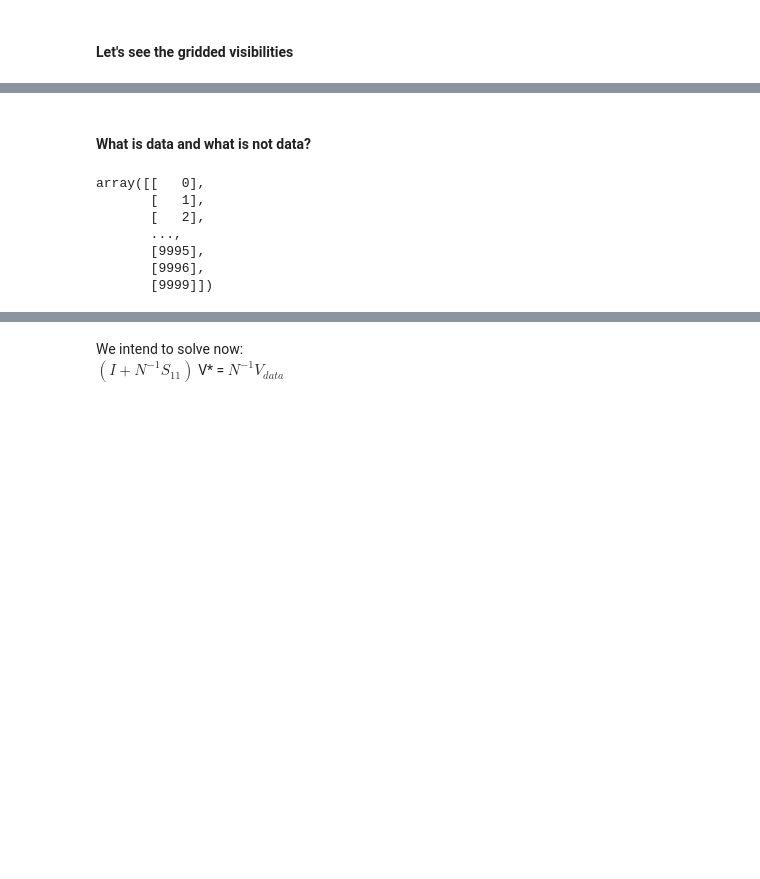
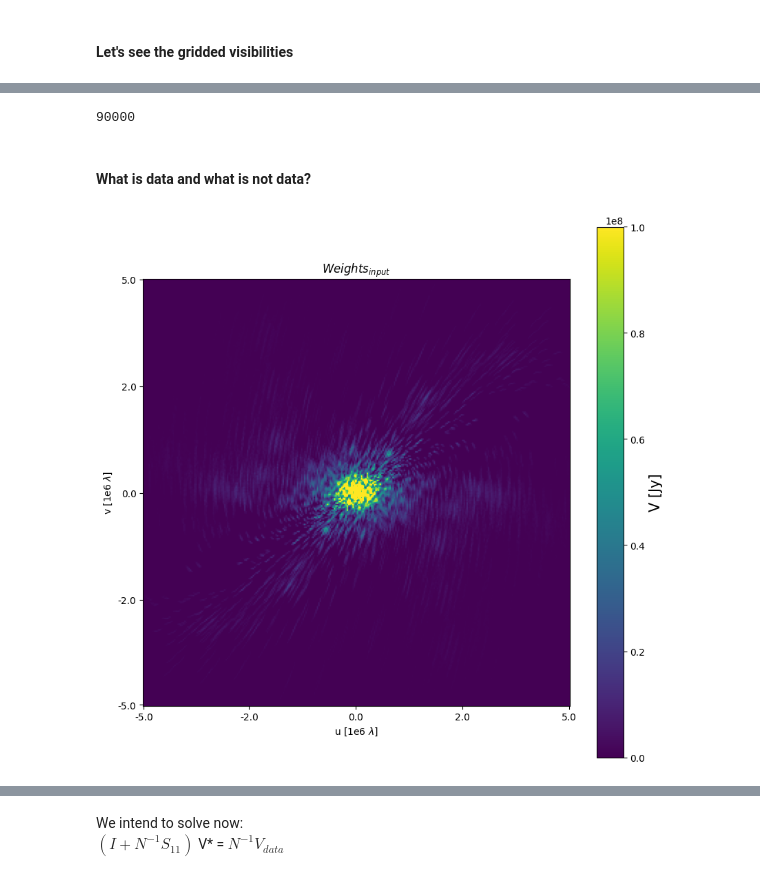
Before and after one commit to mariajmellado/frank2d, a Jupyter notebook: Notebooks/27_February_Optimization.ipynb, the cells around one changed output, grey strips where cells are left out. Cells and saved outputs as stored; diff of their text form; code cells hidden in the pictures; blank space fills up the shorter version.

```diff
--- a/Notebooks/27_February_Optimization.ipynb
+++ b/Notebooks/27_February_Optimization.ipynb
@@ -563,3 +492,7 @@ frank2d.preprocess_vis(u, v, Vis, Weights, hermitian= True)
 Setting gridded data...
 # %%
 u_gridded, v_gridded, vis_gridded, weights_gridded = frank2d._gridded_data['u'], frank2d._gridded_data['v'], frank2d._gridded_data['vis'], frank2d._gridded_data['weights']
+# %%
+len(u_gridded)
+# %% [output]
+90000
@@ -581,0 +525,12 @@ input = np.fft.fftshift(weights_gridded.reshape(frank2d._FT._Nx, frank2d._FT._Ny
+# %%
+plt.figure(figsize=(10, 10))
+plt.imshow(np.fft.fftshift(input.reshape(frank2d._FT._Nx, frank2d._FT._Ny)), origin='lower', vmin=0, vmax=1e8)
+plt.xticks(ticks=x_ticks_to_show, labels=[format_labels(x) for x in np.array(x_labels)[x_ticks_to_show]])
+plt.yticks(ticks=y_ticks_to_show, labels=[format_labels(y) for y in np.array(y_labels)[y_ticks_to_show]])
+plt.xlabel(r'u [1e6 $\lambda$]')
+plt.ylabel(r'v [1e6 $\lambda$]')
+plt.title(r'$Weights_{input}$')
+cmap = plt.colorbar()
+cmap.set_label(r'V [Jy]', size=15)
+# %% [output]
+[figure, added]
@@ -590,10 +543,0 @@ no_data_index = np.argwhere(input.flatten() == 0)
-# %%
-data_index
-# %% [output]
-array([[   0],
-       [   1],
-       [   2],
-       ...,
-       [9995],
-       [9996],
-       [9999]])
```
Also changed, not shown: parts of 103 cells of this notebook, 2 other files.
